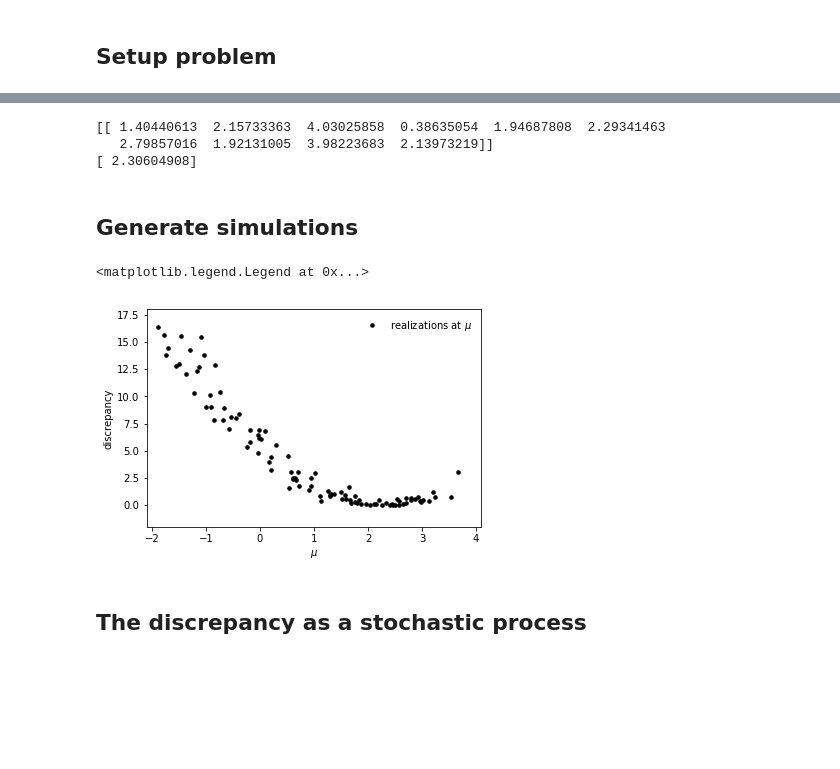
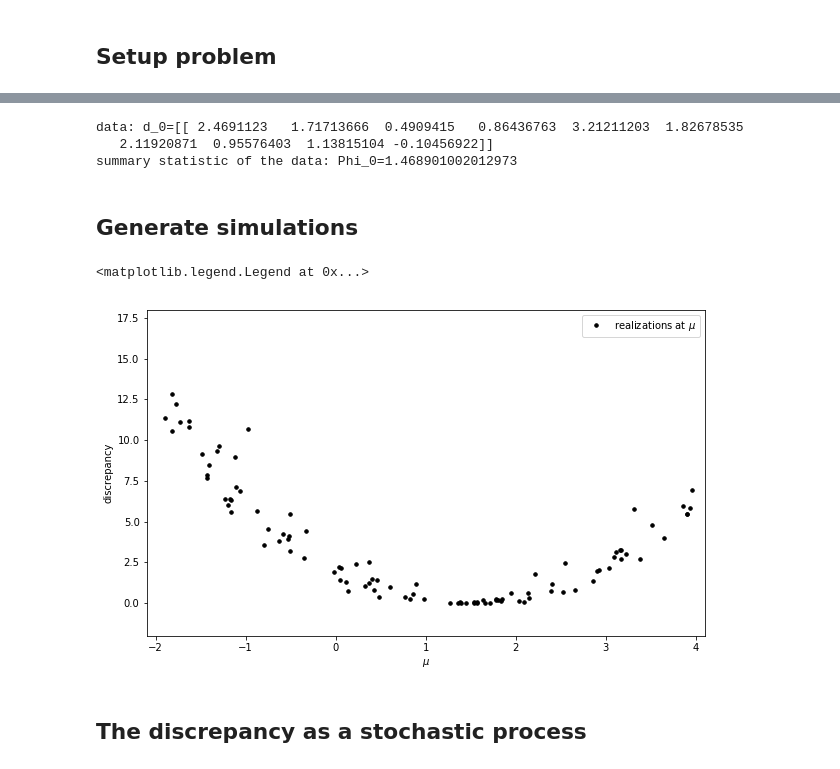
Before and after one commit to florent-leclercq/Bayes_InfoTheory, a Jupyter notebook: ABC_discrepancy_effective_likelihood.ipynb, the cells around one changed output, grey strips where cells are left out. Saved outputs shown, nothing was run; the diff lists cells and outputs as text; code cells hidden in the pictures; blank space fills up the shorter version.

```diff
--- a/ABC_discrepancy_effective_likelihood.ipynb
+++ b/ABC_discrepancy_effective_likelihood.ipynb
@@ -22,42 +21,38 @@ plt.rc('axes', prop_cycle=cycler('color', colors))
 # %%
-def simulator(mu, sigma, batch_size=1, random_state=None):
+def simulator(mu, sigma, Nsamp=10, random_state=None):
     mu, sigma = np.atleast_1d(mu, sigma)
-    return ss.norm.rvs(mu[:, None], sigma[:, None], size=(batch_size, 10), random_state=random_state)
+    return ss.norm.rvs(mu[:, None], sigma[:, None], size=(1, Nsamp), random_state=random_state)
 
-def mean(y):
-    return np.mean(y, axis=1)
+def summary_statistic(sim):
+    return np.mean(sim, axis=1)
 
-def var(y):
-    return np.var(y, axis=1)
-
-def discrepancy(d, d0):
-    return (d-d0)**2
+def discrepancy(Phi, Phi_0):
+    return (Phi-Phi_0)**2
 
 def sample(mu, sigma, N):
     sims=np.zeros(N)
     for j_ in range(N):
-        y_=simulator(mu, sigma)
-        sims[j_]+=mean(y_)
+        sim=simulator(mu, sigma)
+        sims[j_]+=summary_statistic(sim)
     return np.mean(sims)
 # %%
-# Set the batch size and number of simulations per mu
-batch_size=10
+# Set the number of samples and number of simulations per mu
+Nsamp=10
 N=2
 
 # Set the generating parameters that we will try to infer
 mean0 = 2
 sigma0 = 1
 
-# Generate some data (using a fixed seed here)
-np.random.seed(234897)
-y0 = simulator(mean0, sigma0)
-print(y0)
-d0=mean(y0)
-print(d0)
+# Generate some data
+d_0 = simulator(mean0, sigma0)
+print("data: d_0="+str(d_0))
+Phi_0 = summary_statistic(d_0)
+print("summary statistic of the data: Phi_0="+str(Phi_0[0]))
 # %% [output]
-[[ 1.40440613  2.15733363  4.03025858  0.38635054  1.94687808  2.29341463
-   2.79857016  1.92131005  3.98223683  2.13973219]]
-[ 2.30604908]
+data: d_0=[[ 2.4691123   1.71713666  0.4909415   0.86436763  3.21211203  1.82678535
+   2.11920871  0.95576403  1.13815104 -0.10456922]]
+summary statistic of the data: Phi_0=1.468901002012973
 # %%
 # Set the prior
 mu = ss.uniform(-2,6)
@@ -70,18 +65,19 @@ mu_sims=mu.rvs(N_sims)
 sims=np.zeros(N_sims)
 for i_ in range(N_sims):
     sims[i_]=sample(mu_sims[i_], sigma0, N)
-S1_sims=discrepancy(sims,d0)
+S1_sims=discrepancy(sims,Phi_0)
 # %%
 (xmin,xmax)=(-2.1,4.1)
 (ymin,ymax)=(-2,18)
-plt.xlim(xmin,xmax)
-plt.ylim(ymin,ymax)
+plt.figure(figsize=(10,6))
+plt.xlim([xmin,xmax])
+plt.ylim([ymin,ymax])
 plt.plot(mu_sims, S1_sims, linestyle="", marker="o", markersize=3.5, color="black", label="realizations at $\mu$")
 plt.xlabel("$\mu$")
 plt.ylabel("discrepancy")
-plt.legend(frameon=False)
+plt.legend()
 # %% [output]
 <matplotlib.legend.Legend at 0x...>
-[figure, old version]
+[figure, new version]
 # %% [markdown]
 ## The discrepancy as a stochastic process
```
Also changed, not shown: parts of 23 cells of this notebook, 2 other files.
